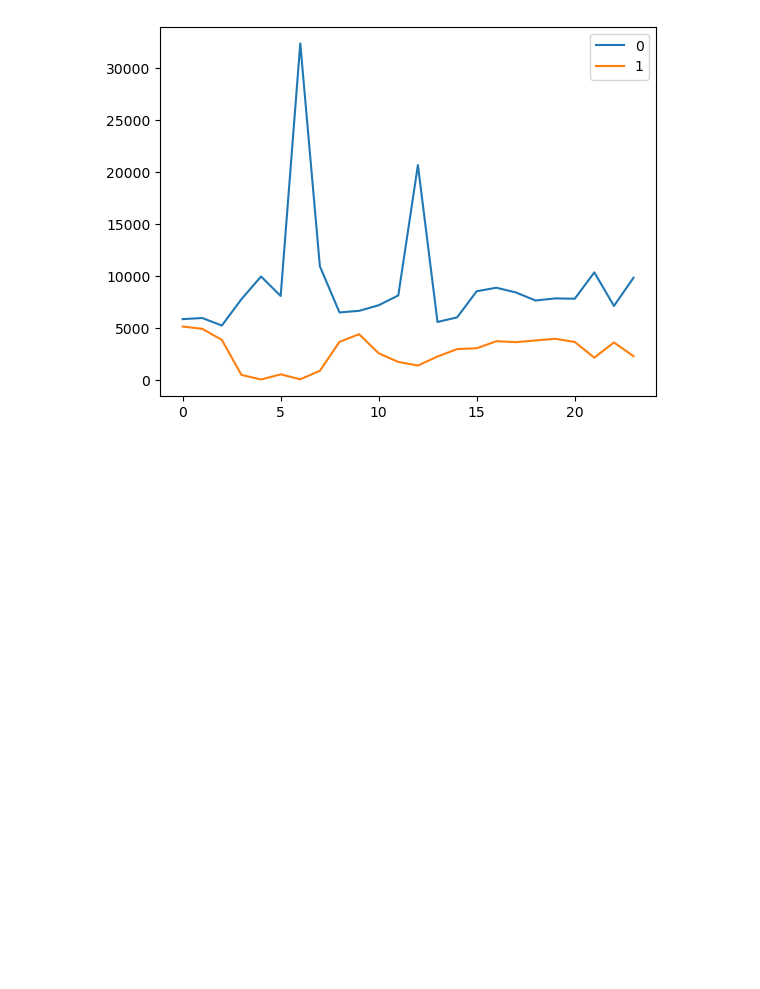
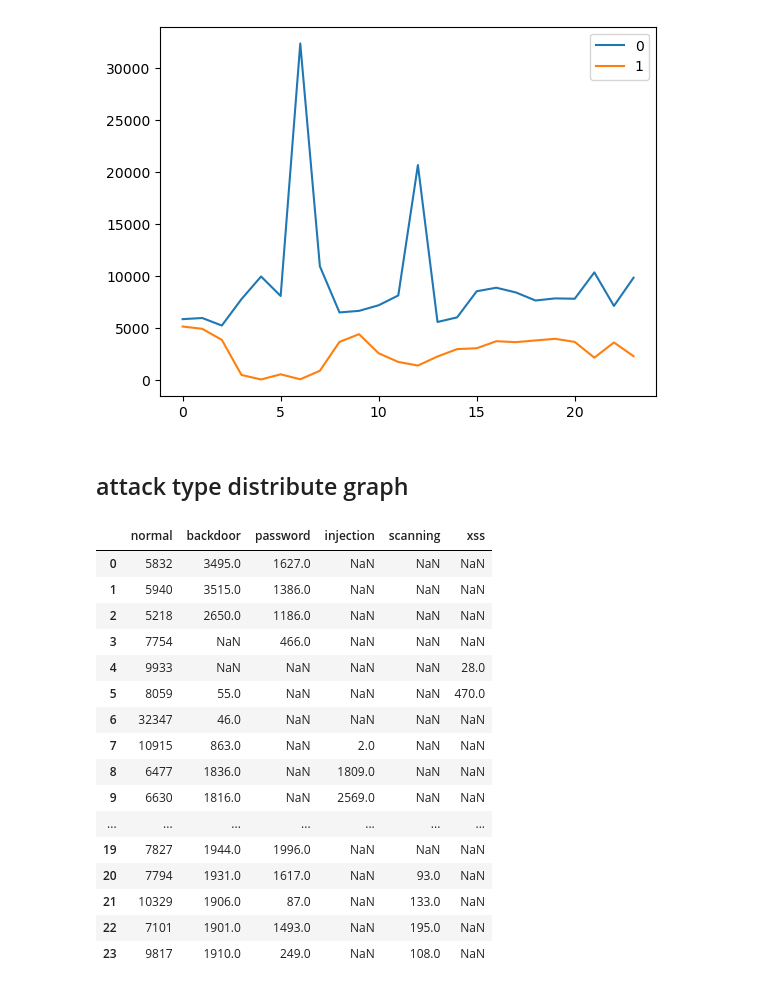
Before and after one commit to SHVleV9CYWkK/IoT-anomaly-detection, a Jupyter notebook: data_visualisation.ipynb, the cells around one changed output. Cells and saved outputs as stored; diff of their text form; code cells hidden in the pictures; blank space fills up the shorter version.

```diff
--- a/data_visualisation.ipynb
+++ b/data_visualisation.ipynb
@@ -169,3 +173,5 @@ label_counts.plot()
 # %% [output]
 <Axes: >
 [figure]
+# %% [markdown]
+## attack type distribute graph
@@ -171,0 +183,22 @@ label_counts.plot()
+# %%
+column_names = list(data['type'].value_counts().to_dict().keys())
+type_counts = pd.DataFrame(columns=column_names,data=type_list)
+type_counts
+# %% [output]
+|  | normal | backdoor | password | injection | scanning | xss |
+| 0 | 5832 | 3495.0 | 1627.0 | NaN | NaN | NaN |
+| 1 | 5940 | 3515.0 | 1386.0 | NaN | NaN | NaN |
+| 2 | 5218 | 2650.0 | 1186.0 | NaN | NaN | NaN |
+| 3 | 7754 | NaN | 466.0 | NaN | NaN | NaN |
+| 4 | 9933 | NaN | NaN | NaN | NaN | 28.0 |
+| 5 | 8059 | 55.0 | NaN | NaN | NaN | 470.0 |
+| 6 | 32347 | 46.0 | NaN | NaN | NaN | NaN |
+| 7 | 10915 | 863.0 | NaN | 2.0 | NaN | NaN |
+| 8 | 6477 | 1836.0 | NaN | 1809.0 | NaN | NaN |
+| 9 | 6630 | 1816.0 | NaN | 2569.0 | NaN | NaN |
+| ... | ... | ... | ... | ... | ... | ... |
+| 19 | 7827 | 1944.0 | 1996.0 | NaN | NaN | NaN |
+| 20 | 7794 | 1931.0 | 1617.0 | NaN | 93.0 | NaN |
+| 21 | 10329 | 1906.0 | 87.0 | NaN | 133.0 | NaN |
+| 22 | 7101 | 1901.0 | 1493.0 | NaN | 195.0 | NaN |
+| 23 | 9817 | 1910.0 | 249.0 | NaN | 108.0 | NaN |
```
Also changed, not shown: parts of 5 cells of this notebook.
